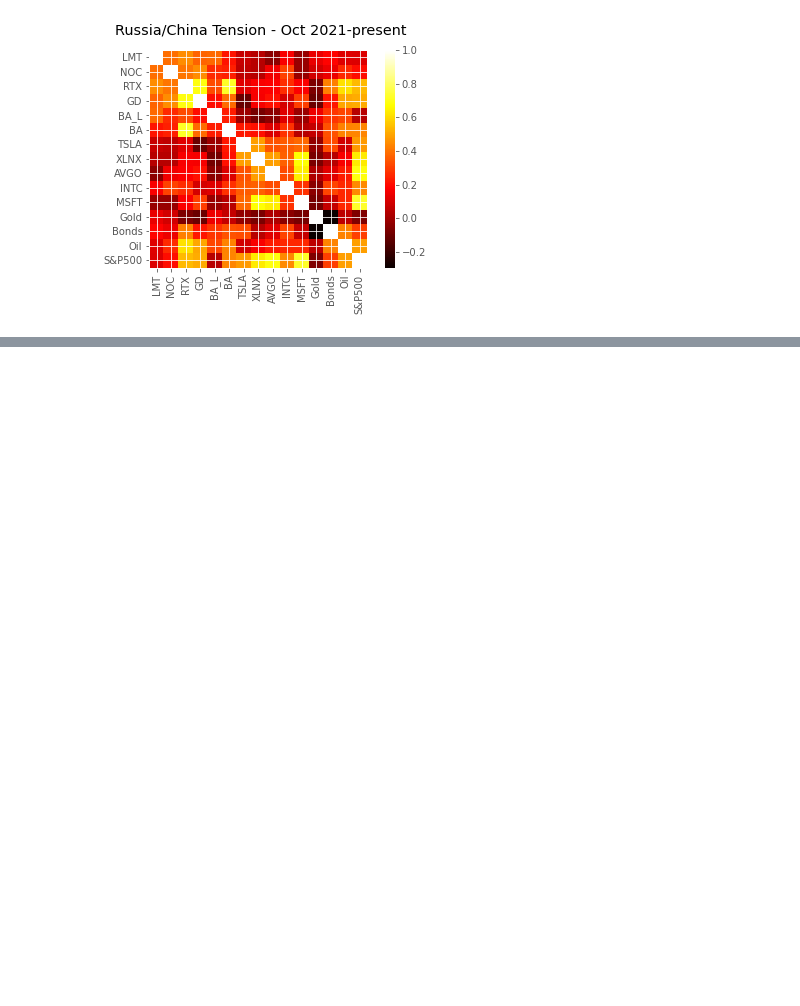
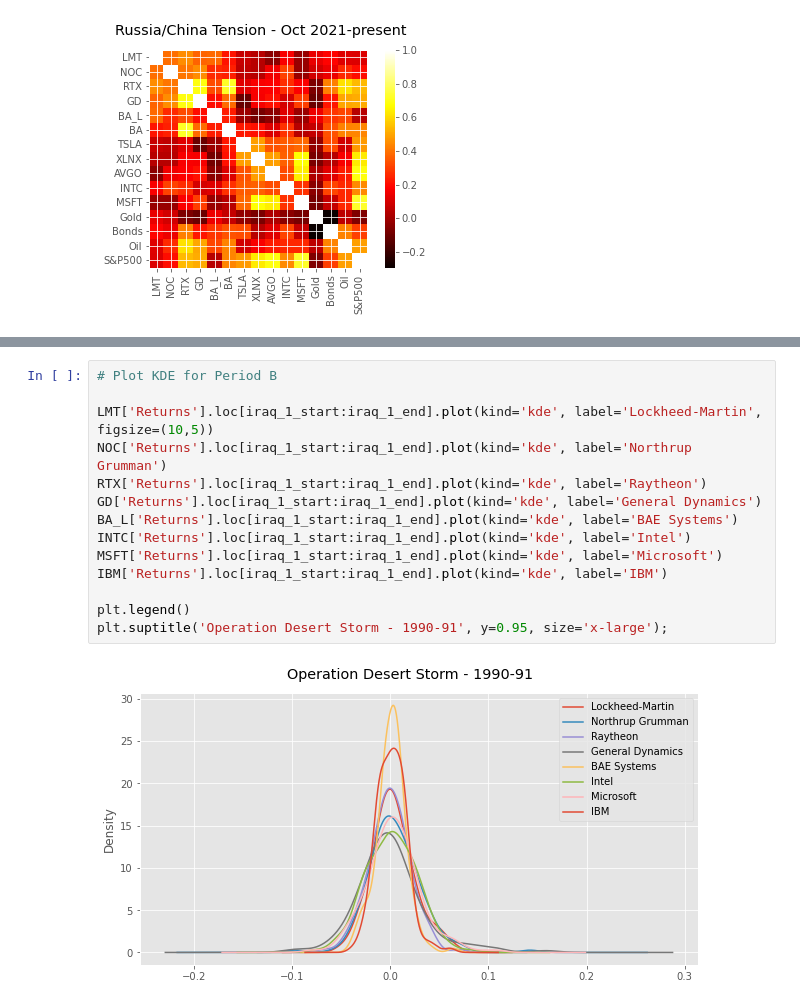
Before and after one commit to zchap40/Project1, a Jupyter notebook: Sadek_DefenseStocks_Project1.ipynb, the cells around one changed output, grey strips where cells are left out. Saved outputs shown, nothing was run; the diff lists cells and outputs as text; blank space fills up the shorter version.

```diff
--- a/Sadek_DefenseStocks_Project1.ipynb
+++ b/Sadek_DefenseStocks_Project1.ipynb
@@ -626,0 +667,16 @@ plt.suptitle('Russia/China Tension - Oct 2021-present', y=0.97, size='x-large');
+# %%
+# Plot KDE for Period B
+
+LMT['Returns'].loc[iraq_1_start:iraq_1_end].plot(kind='kde', label='Lockheed-Martin', figsize=(10,5))
+NOC['Returns'].loc[iraq_1_start:iraq_1_end].plot(kind='kde', label='Northrup Grumman')
+RTX['Returns'].loc[iraq_1_start:iraq_1_end].plot(kind='kde', label='Raytheon')
+GD['Returns'].loc[iraq_1_start:iraq_1_end].plot(kind='kde', label='General Dynamics')
+BA_L['Returns'].loc[iraq_1_start:iraq_1_end].plot(kind='kde', label='BAE Systems')
+INTC['Returns'].loc[iraq_1_start:iraq_1_end].plot(kind='kde', label='Intel')
+MSFT['Returns'].loc[iraq_1_start:iraq_1_end].plot(kind='kde', label='Microsoft')
+IBM['Returns'].loc[iraq_1_start:iraq_1_end].plot(kind='kde', label='IBM')
+
+plt.legend()
+plt.suptitle('Operation Desert Storm - 1990-91', y=0.95, size='x-large');
+# %% [output]
+[figure, added]
```
Also changed, not shown: parts of 5 cells of this notebook, 5 other files.
